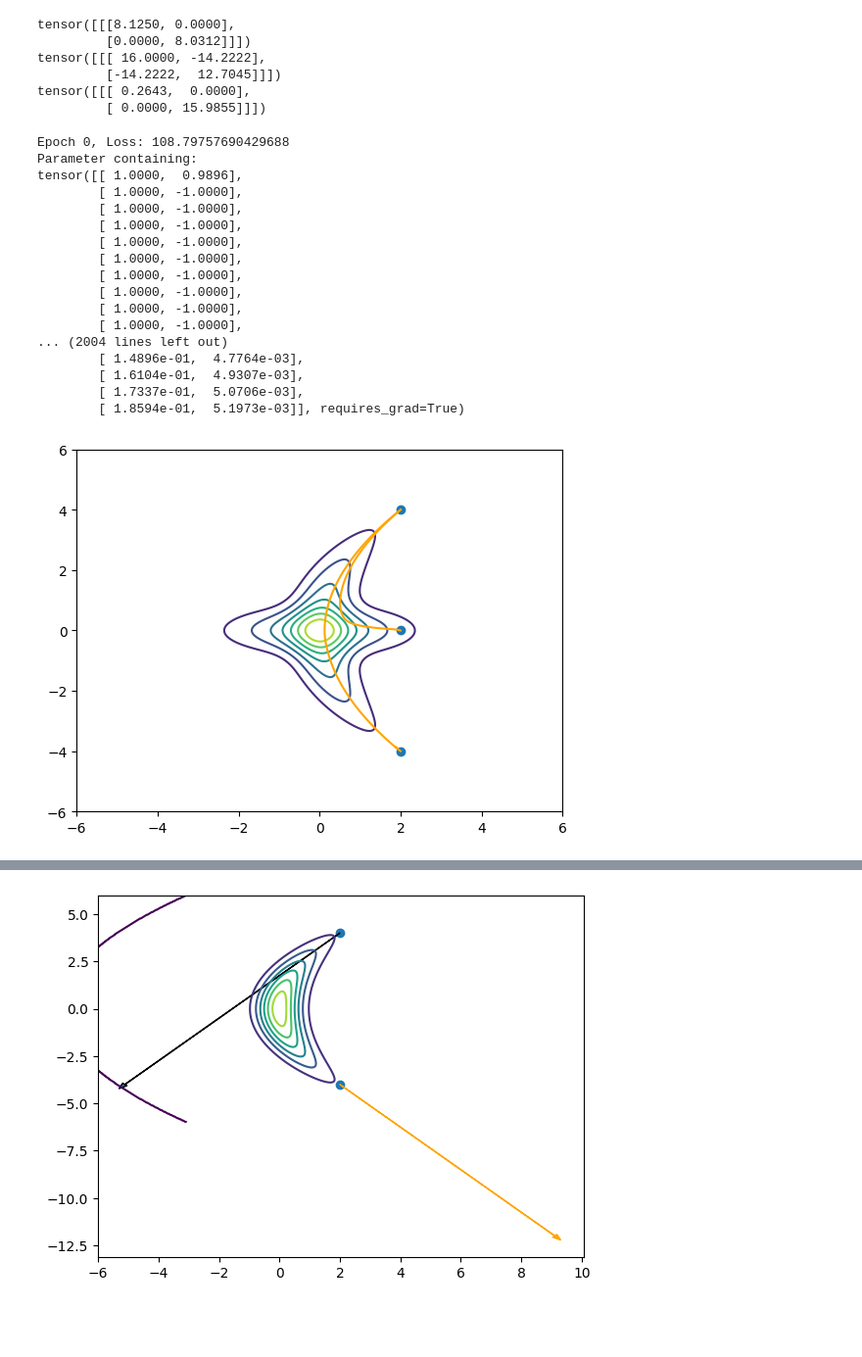
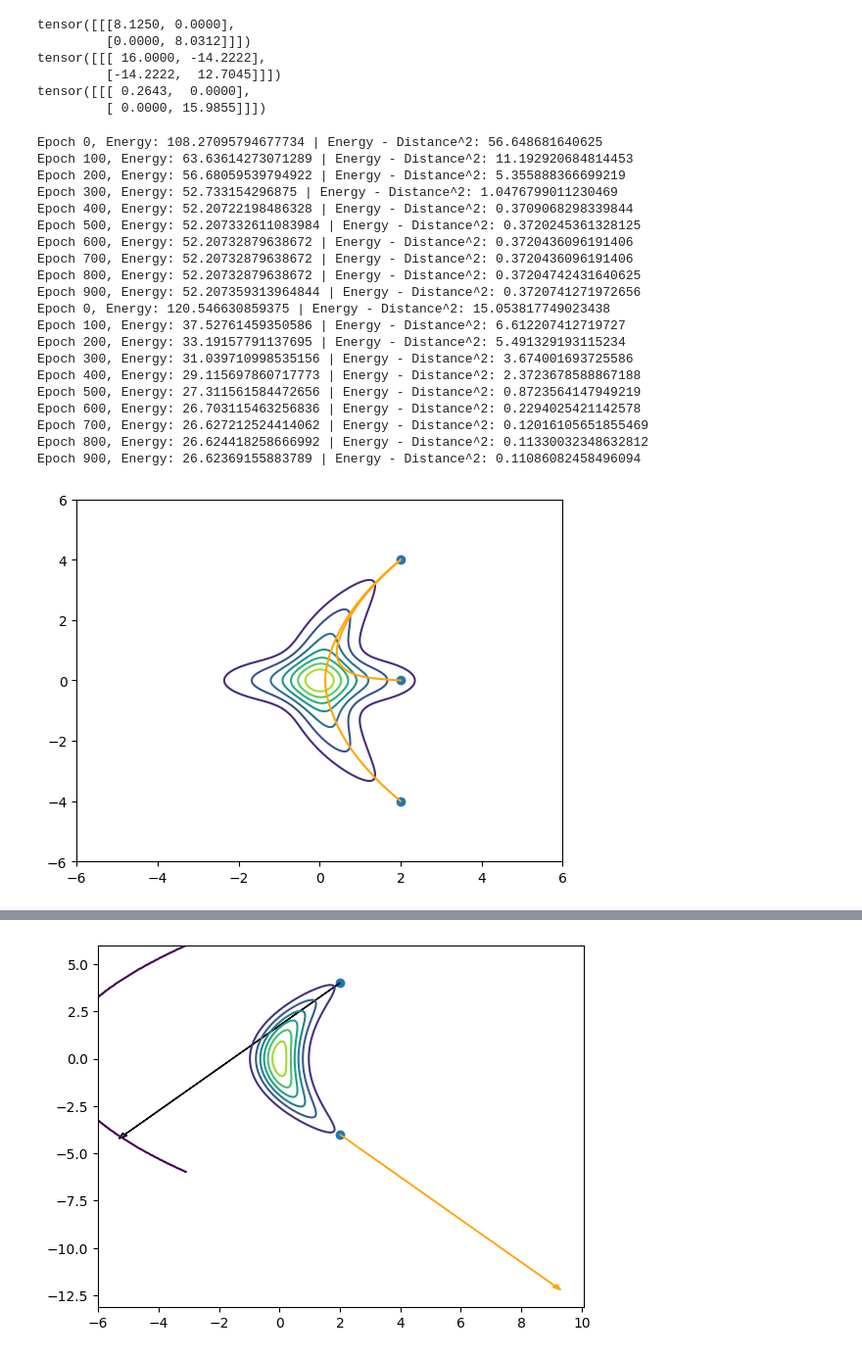
Before and after one commit to GBATZOLIS/Score-Based-Pullback-Riemannian-Geometry, a Jupyter notebook: quadratic_double_banana.ipynb, the cells around one changed output, grey strips where cells are left out. Shown at 98% size. Cells and saved outputs as stored; diff of their text form; code cells hidden in the pictures; blank space fills up the shorter version.

```diff
--- a/quadratic_double_banana.ipynb
+++ b/quadratic_double_banana.ipynb
@@ -25,3 +25,5 @@ plt.show()
 x0 = torch.tensor([2.,4.])
 x1 = torch.tensor([2.,-4.])
 x2 = torch.tensor([2.,0.])
+
+p = 10
@@ -78,34 +62,37 @@ tensor([[[ 0.2643,  0.0000],
 # %%
 # test interpolation
 t = torch.linspace(0.,1.,100)
 
-geodesic_x0_x1 = double_banana_manifold.geodesic(x0,x1,t,p=100).detach().numpy()
-geodesic_x0_x2 = double_banana_manifold.geodesic(x0,x2,t,p=100).detach().numpy()
+geodesic_x0_x1 = double_banana_manifold.geodesic(x0,x1,t,p=p).detach().numpy()
+geodesic_x0_x2 = double_banana_manifold.geodesic(x0,x2,t,p=p).detach().numpy()
 
 plt.contour(x_grid, y_grid, density_banana)
 plt.plot(geodesic_x0_x1[:,0], geodesic_x0_x1[:,1], color="orange")
 plt.plot(geodesic_x0_x2[:,0], geodesic_x0_x2[:,1], color="orange")
 plt.scatter(torch.tensor([x0[0], x1[0], x2[0]]), torch.tensor([x0[1], x1[1], x2[1]]))
 plt.savefig("results/quadratic_double_banana/geodesic.eps")
 plt.show()
 
 # TODO make second plot with decision boundaries so that we can clearly see that we really only have weird geodesics on the boundary region
 # %% [output]
-Epoch 0, Loss: 108.79757690429688
-Parameter containing:
-tensor([[ 1.0000,  0.9896],
-        [ 1.0000, -1.0000],
-        [ 1.0000, -1.0000],
-        [ 1.0000, -1.0000],
-        [ 1.0000, -1.0000],
-        [ 1.0000, -1.0000],
-        [ 1.0000, -1.0000],
-        [ 1.0000, -1.0000],
-        [ 1.0000, -1.0000],
-        [ 1.0000, -1.0000],
-... (2004 lines left out)
-        [ 1.4896e-01,  4.7764e-03],
-        [ 1.6104e-01,  4.9307e-03],
-        [ 1.7337e-01,  5.0706e-03],
-        [ 1.8594e-01,  5.1973e-03]], requires_grad=True)
+Epoch 0, Energy: 108.27095794677734 | Energy - Distance^2: 56.648681640625
+Epoch 100, Energy: 63.63614273071289 | Energy - Distance^2: 11.192920684814453
+Epoch 200, Energy: 56.68059539794922 | Energy - Distance^2: 5.355888366699219
+Epoch 300, Energy: 52.733154296875 | Energy - Distance^2: 1.0476799011230469
+Epoch 400, Energy: 52.20722198486328 | Energy - Distance^2: 0.3709068298339844
+Epoch 500, Energy: 52.207332611083984 | Energy - Distance^2: 0.3720245361328125
+Epoch 600, Energy: 52.20732879638672 | Energy - Distance^2: 0.3720436096191406
+Epoch 700, Energy: 52.20732879638672 | Energy - Distance^2: 0.3720436096191406
+Epoch 800, Energy: 52.20732879638672 | Energy - Distance^2: 0.37204742431640625
+Epoch 900, Energy: 52.207359313964844 | Energy - Distance^2: 0.3720741271972656
+Epoch 0, Energy: 120.546630859375 | Energy - Distance^2: 15.053817749023438
+Epoch 100, Energy: 37.52761459350586 | Energy - Distance^2: 6.612207412719727
+Epoch 200, Energy: 33.19157791137695 | Energy - Distance^2: 5.491329193115234
+Epoch 300, Energy: 31.039710998535156 | Energy - Distance^2: 3.674001693725586
+Epoch 400, Energy: 29.115697860717773 | Energy - Distance^2: 2.3723678588867188
+Epoch 500, Energy: 27.311561584472656 | Energy - Distance^2: 0.8723564147949219
+Epoch 600, Energy: 26.703115463256836 | Energy - Distance^2: 0.2294025421142578
+Epoch 700, Energy: 26.627212524414062 | Energy - Distance^2: 0.12016105651855469
+Epoch 800, Energy: 26.624418258666992 | Energy - Distance^2: 0.11330032348632812
+Epoch 900, Energy: 26.62369155883789 | Energy - Distance^2: 0.11086082458496094
-[figure, old version]
+[figure, new version]
```
Also changed, not shown: parts of 7 cells of this notebook, 10 other files.
